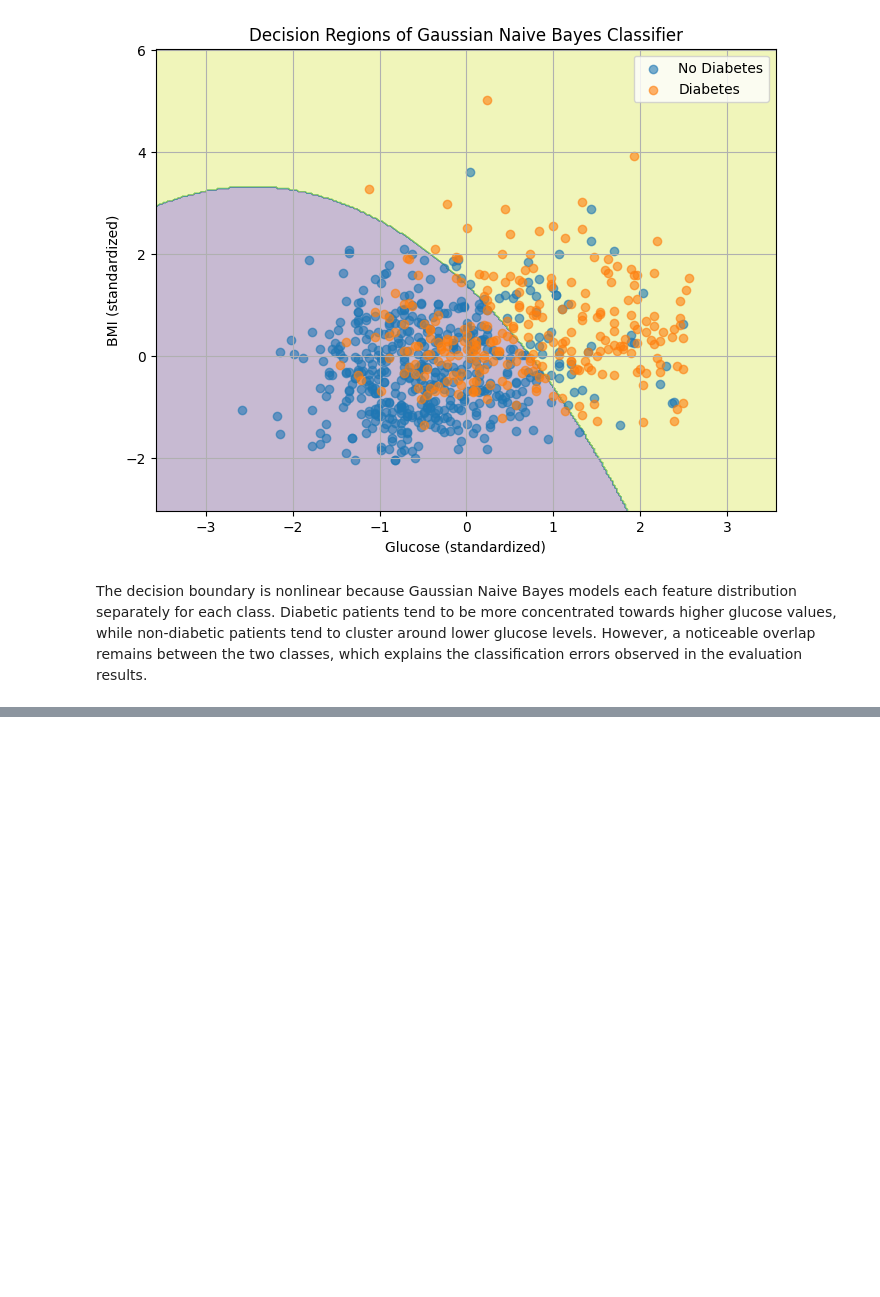
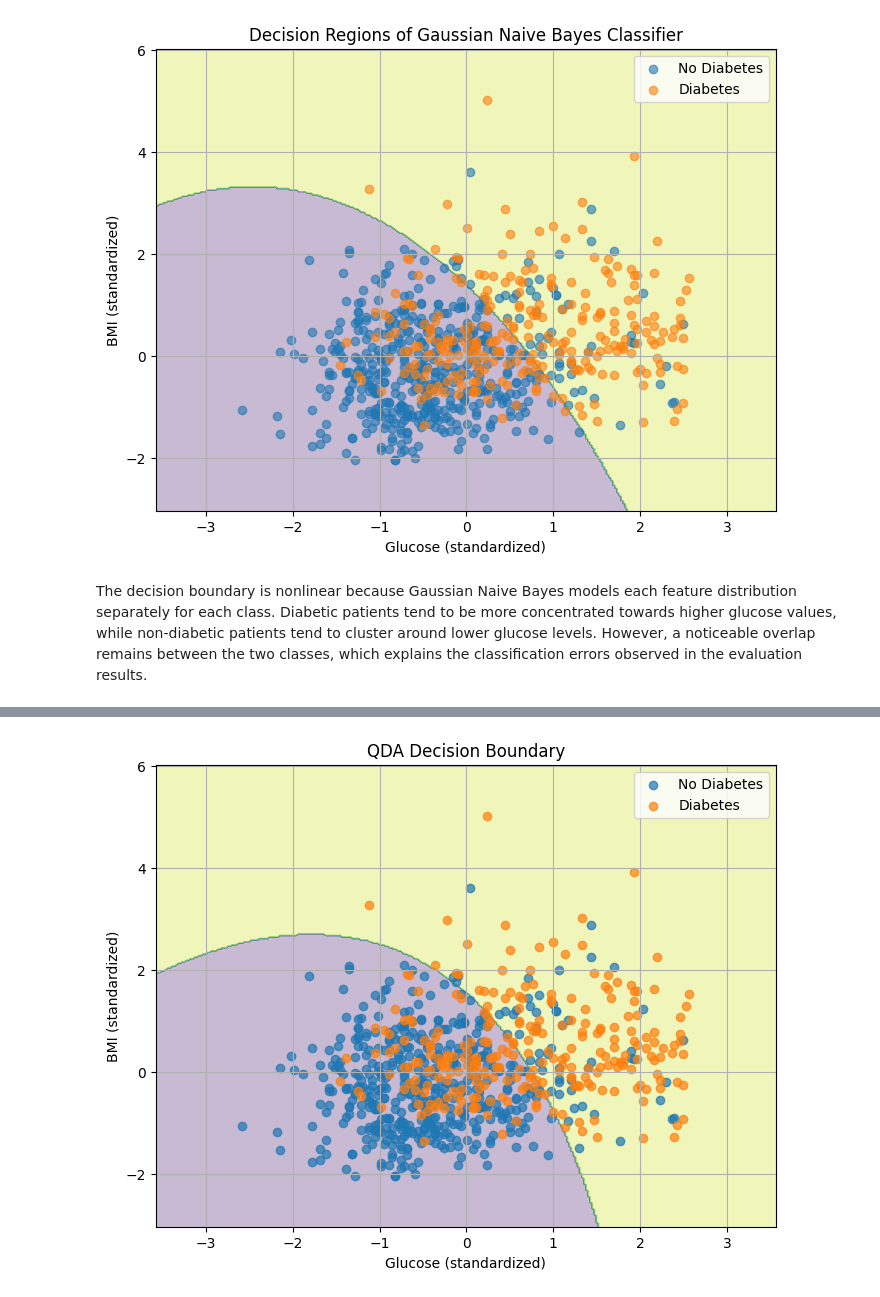
Before and after one commit to maksimovicd501-wq/Dijabetes, a Jupyter notebook: Diabetes.ipynb, the cells around one changed output, grey strips where cells are left out. Saved outputs shown, nothing was run; the diff lists cells and outputs as text; code cells hidden in the pictures; blank space fills up the shorter version.

```diff
--- a/Diabetes.ipynb
+++ b/Diabetes.ipynb
@@ -607,0 +697,17 @@ The decision boundary is nonlinear because Gaussian Naive Bayes models each feat
+# %%
+# Multivariate Gaussian log-density
+
+def multivariate_log_pdf(X, mean, cov):
+
+    d = len(mean)
+
+    inv_cov = np.linalg.inv(cov)
+    det_cov = np.linalg.det(cov)
+
+    diff = X - mean
+
+    return -0.5 * (
+        d * np.log(2 * np.pi)
+        + np.log(det_cov)
+        + np.sum((diff @ inv_cov) * diff, axis=1)
+    )
@@ -607,0 +830,74 @@ The decision boundary is nonlinear because Gaussian Naive Bayes models each feat
+# %%
+# QDA decision boundary using Glucose and BMI
+
+feature1 = "Glucose"
+feature2 = "BMI"
+
+X_2d = df_clean[[feature1, feature2]].values
+y_2d = df_clean["Outcome"].values
+
+# Manual train-test split for 2D visualization
+np.random.seed(42)
+
+indices = np.arange(len(X_2d))
+np.random.shuffle(indices)
+
+test_size = int(0.2 * len(X_2d))
+
+test_indices = indices[:test_size]
+train_indices = indices[test_size:]
+
+X_train_2d = X_2d[train_indices]
+y_train_2d = y_2d[train_indices]
+
+# Manual standardization
+mean_2d = X_train_2d.mean(axis=0)
+std_2d = X_train_2d.std(axis=0)
+
+X_train_2d_scaled = (X_train_2d - mean_2d) / std_2d
+X_2d_scaled = (X_2d - mean_2d) / std_2d
+
+# Train QDA on two features
+params_qda_2d = fit_qda(X_train_2d_scaled, y_train_2d)
+
+# Create grid
+x_min, x_max = X_2d_scaled[:, 0].min() - 1, X_2d_scaled[:, 0].max() + 1
+y_min, y_max = X_2d_scaled[:, 1].min() - 1, X_2d_scaled[:, 1].max() + 1
+
+xx, yy = np.meshgrid(
+    np.linspace(x_min, x_max, 300),
+    np.linspace(y_min, y_max, 300)
+)
+
+grid_points = np.c_[xx.ravel(), yy.ravel()]
+
+Z = predict_qda(grid_points, params_qda_2d)
+Z = Z.reshape(xx.shape)
+
+# Plot decision regions
+plt.figure(figsize=(8, 6))
+
+plt.contourf(xx, yy, Z, alpha=0.3)
+
+plt.scatter(
+    X_2d_scaled[y_2d == 0, 0],
+    X_2d_scaled[y_2d == 0, 1],
+    label="No Diabetes",
+    alpha=0.7
+)
+
+plt.scatter(
+    X_2d_scaled[y_2d == 1, 0],
+    X_2d_scaled[y_2d == 1, 1],
+    label="Diabetes",
+    alpha=0.7
+)
+
+plt.xlabel("Glucose (standardized)")
+plt.ylabel("BMI (standardized)")
+plt.title("QDA Decision Boundary")
+plt.legend()
+plt.grid(True)
+plt.show()
+# %% [output]
+[figure, added]
```
Also changed, not shown: parts of 24 cells of this notebook.
